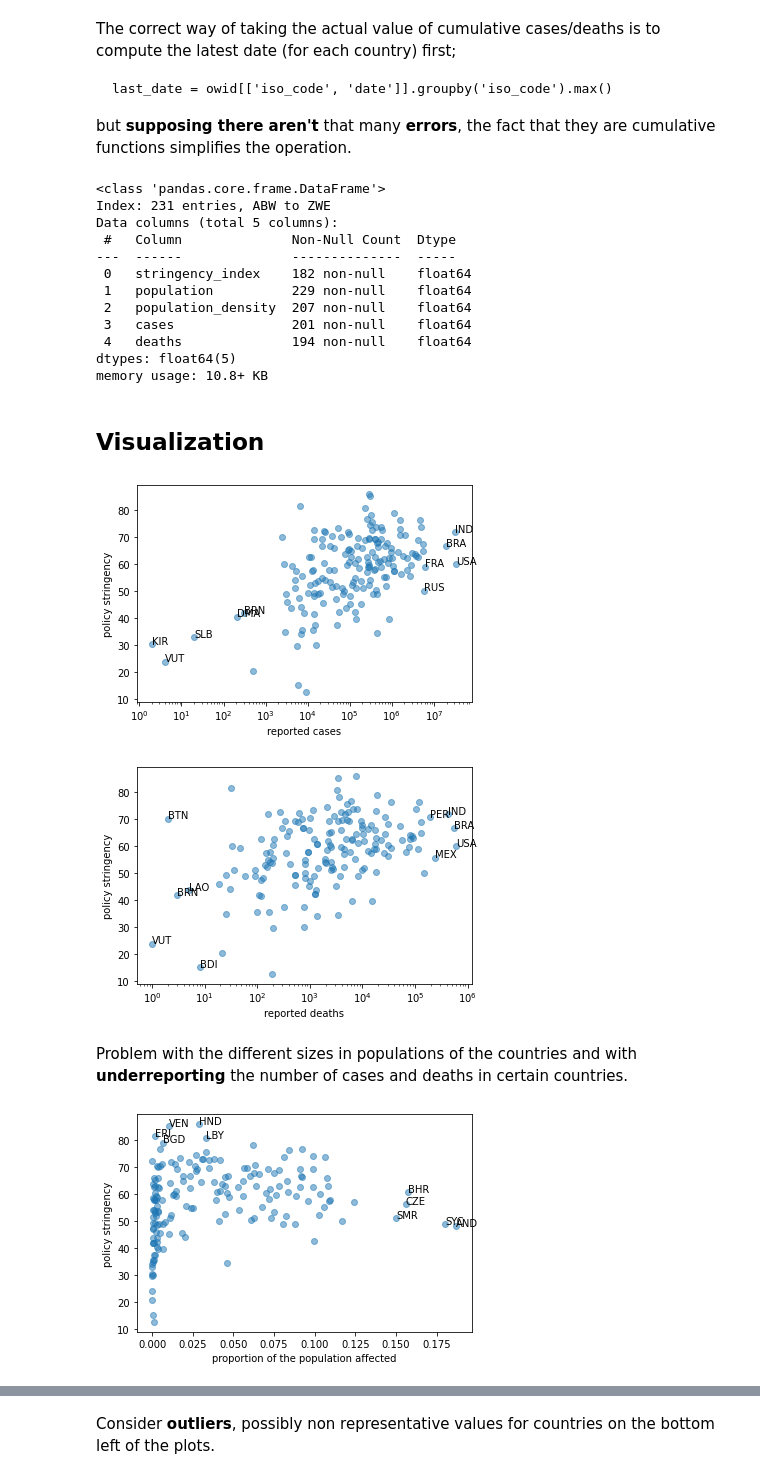
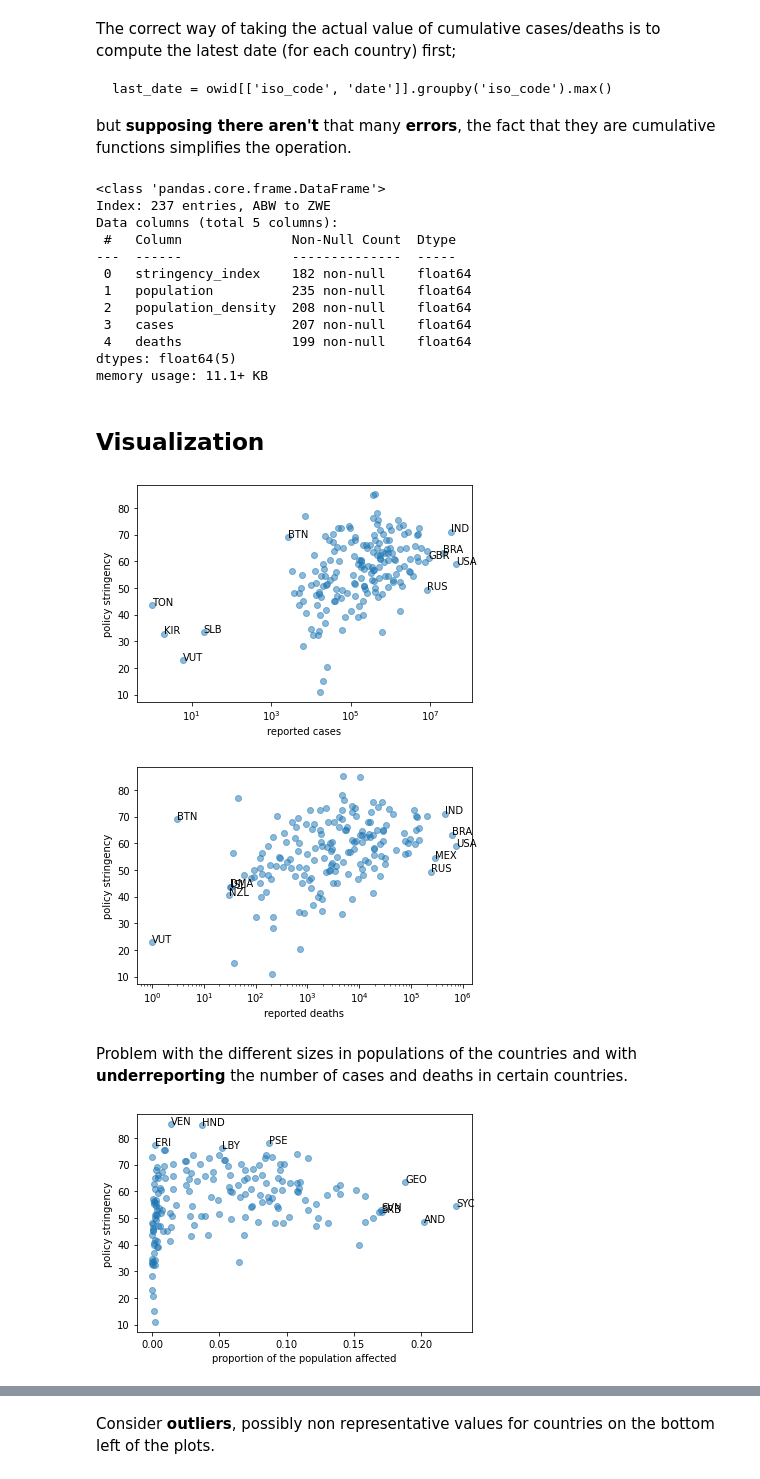
Before and after one commit to alexmadrinanfdez/covid-policy-analysis, a Jupyter notebook: eda.ipynb, the cells around one changed output, grey strips where cells are left out. Drawn from its saved outputs; the diff is of its cells as text; code cells hidden in the pictures.

````diff
--- a/eda.ipynb
+++ b/eda.ipynb
@@ -21,6 +22,0 @@ owid.head()
-# %%
-owid.drop(columns=owid.columns[8:43], inplace=True)
-owid.drop(columns=owid.columns[11:], inplace=True)
-owid.drop(columns=owid.columns[5:7], inplace=True)
-
-owid.info()
@@ -57,28 +47,28 @@ last_date = owid[['iso_code', 'date']].groupby('iso_code').max()
 ```
 but **supposing there aren't** that many **errors**, the fact that they are cumulative functions simplifies the operation.
 # %%
-df = owid[['iso_code', 'stringency_index', 'population', 'population_density']].groupby('iso_code').mean()
+df_owid = owid[['iso_code', 'stringency_index', 'population', 'population_density']].groupby('iso_code').mean()
 # monotonic increasing functions
-df['cases'] = owid[['iso_code', 'total_cases']].groupby('iso_code').max()
-df['deaths'] = owid[['iso_code', 'total_deaths']].groupby('iso_code').max()
+df_owid['cases'] = owid[['iso_code', 'total_cases']].groupby('iso_code').max()
+df_owid['deaths'] = owid[['iso_code', 'total_deaths']].groupby('iso_code').max()
 
-df.info()
+df_owid.info()
 # %% [output]
 <class 'pandas.core.frame.DataFrame'>
-Index: 231 entries, ABW to ZWE
+Index: 237 entries, ABW to ZWE
 Data columns (total 5 columns):
  #   Column              Non-Null Count  Dtype
 ---  ------              --------------  -----
  0   stringency_index    182 non-null    float64
- 1   population          229 non-null    float64
- 2   population_density  207 non-null    float64
- 3   cases               201 non-null    float64
- 4   deaths              194 non-null    float64
+ 1   population          235 non-null    float64
+ 2   population_density  208 non-null    float64
+ 3   cases               207 non-null    float64
+ 4   deaths              199 non-null    float64
 dtypes: float64(5)
-memory usage: 10.8+ KB
+memory usage: 11.1+ KB
 # %%
-df['prop_case'] = df['cases'] / df['population']
-df['prop_death'] = df['deaths'] / df['population']
+df_owid['prop_case'] = df_owid['cases'] / df_owid['population']
+df_owid['prop_death'] = df_owid['deaths'] / df_owid['population']
 # %% [markdown]
 ## Visualization
 # %%
@@ -87,35 +77,35 @@ df['prop_death'] = df['deaths'] / df['population']
 # cases
 col_drop = ['population', 'population_density', 'deaths', 'prop_case', 'prop_death']
 
-min_case = df.sort_values(by='cases').drop(columns=col_drop).dropna().head()
+min_case = df_owid.sort_values(by='cases').drop(columns=col_drop).dropna().head()
 min_case['iso_code'] = min_case.index
-max_case = df.sort_values(by='cases').drop(columns=col_drop).dropna().tail()
+max_case = df_owid.sort_values(by='cases').drop(columns=col_drop).dropna().tail()
 max_case['iso_code'] = max_case.index
 
 # deaths
 col_drop = ['population', 'population_density', 'cases', 'prop_case', 'prop_death']
 
-min_death = df.sort_values(by='deaths').drop(columns=col_drop).dropna().head()
+min_death = df_owid.sort_values(by='deaths').drop(columns=col_drop).dropna().head()
 min_death['iso_code'] = min_death.index
-max_death = df.sort_values(by='deaths').drop(columns=col_drop).dropna().tail()
+max_death = df_owid.sort_values(by='deaths').drop(columns=col_drop).dropna().tail()
 max_death['iso_code'] = max_death.index
 
 # proportions
 col_drop = ['population', 'population_density', 'cases', 'deaths', 'prop_death']
-max_propc = df.sort_values(by='prop_case').drop(columns=col_drop).dropna().tail()
+max_propc = df_owid.sort_values(by='prop_case').drop(columns=col_drop).dropna().tail()
 max_propc['iso_code'] = max_propc.index
 
 col_drop = ['population', 'population_density', 'cases', 'deaths', 'prop_case']
-max_propd = df.sort_values(by='prop_death').drop(columns=col_drop).dropna().tail()
+max_propd = df_owid.sort_values(by='prop_death').drop(columns=col_drop).dropna().tail()
 max_propd['iso_code'] = max_propd.index
 
 # policy index
 col_drop.pop()
-max_ind = df.sort_values(by='stringency_index').drop(columns=col_drop).dropna().tail()
+max_ind = df_owid.sort_values(by='stringency_index').drop(columns=col_drop).dropna().tail()
 max_ind['iso_code'] = max_ind.index
 # %%
 fig, ax = plt.subplots()
-ax.semilogx(df['cases'], df['stringency_index'], 'o', alpha=0.5)
+ax.semilogx(df_owid['cases'], df_owid['stringency_index'], 'o', alpha=0.5)
 ax.set_xlabel('reported cases')
 ax.set_ylabel('policy stringency')
 # text annotations
@@ -125,10 +115,10 @@ for idx in max_case.values:
   ax.text(idx[1], idx[0], idx[2])
 fig.show()
 # %% [output]
-[figure, old version]
+[figure, new version]
 # %%
 fig, ax = plt.subplots()
-ax.semilogx(df['deaths'], df['stringency_index'], 'o', alpha=0.5)
+ax.semilogx(df_owid['deaths'], df_owid['stringency_index'], 'o', alpha=0.5)
 ax.set_xlabel('reported deaths')
 ax.set_ylabel('policy stringency')
 # text annotations
@@ -138,21 +128,21 @@ for idx in max_death.values:
   ax.text(idx[1], idx[0], idx[2])
 fig.show()
 # %% [output]
-[figure, old version]
+[figure, new version]
 # %% [markdown]
 Problem with the different sizes in populations of the countries and with **underreporting** the number of cases and deaths in certain countries.
 # %%
 fig, ax = plt.subplots()
-ax.scatter(df['prop_case'], df['stringency_index'], alpha=0.5)
+ax.scatter(df_owid['prop_case'], df_owid['stringency_index'], alpha=0.5)
 ax.set_xlabel('proportion of the population affected')
 ax.set_ylabel('policy stringency')
 # text annotations
 for idx in max_propc.values:
   ax.text(idx[1], idx[0], idx[2])
 for idx in max_ind.values:
   ax.text(idx[1], idx[0], idx[3])
 fig.show()
 # %% [output]
-[figure, old version]
+[figure, new version]
 # %%
 fig, ax = plt.subplots()
````
Also changed, not shown: parts of 84 cells of this notebook, 1 other file.
